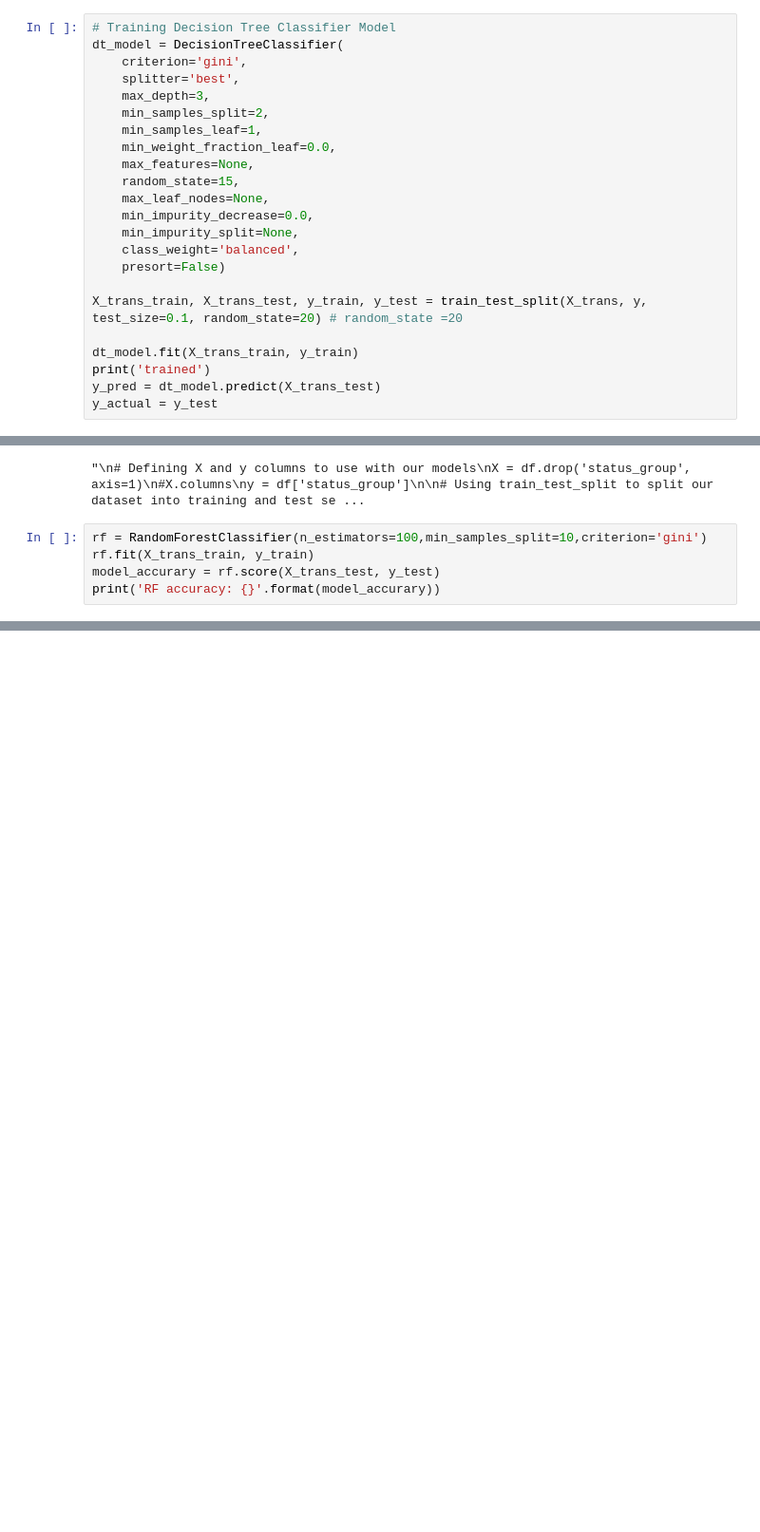
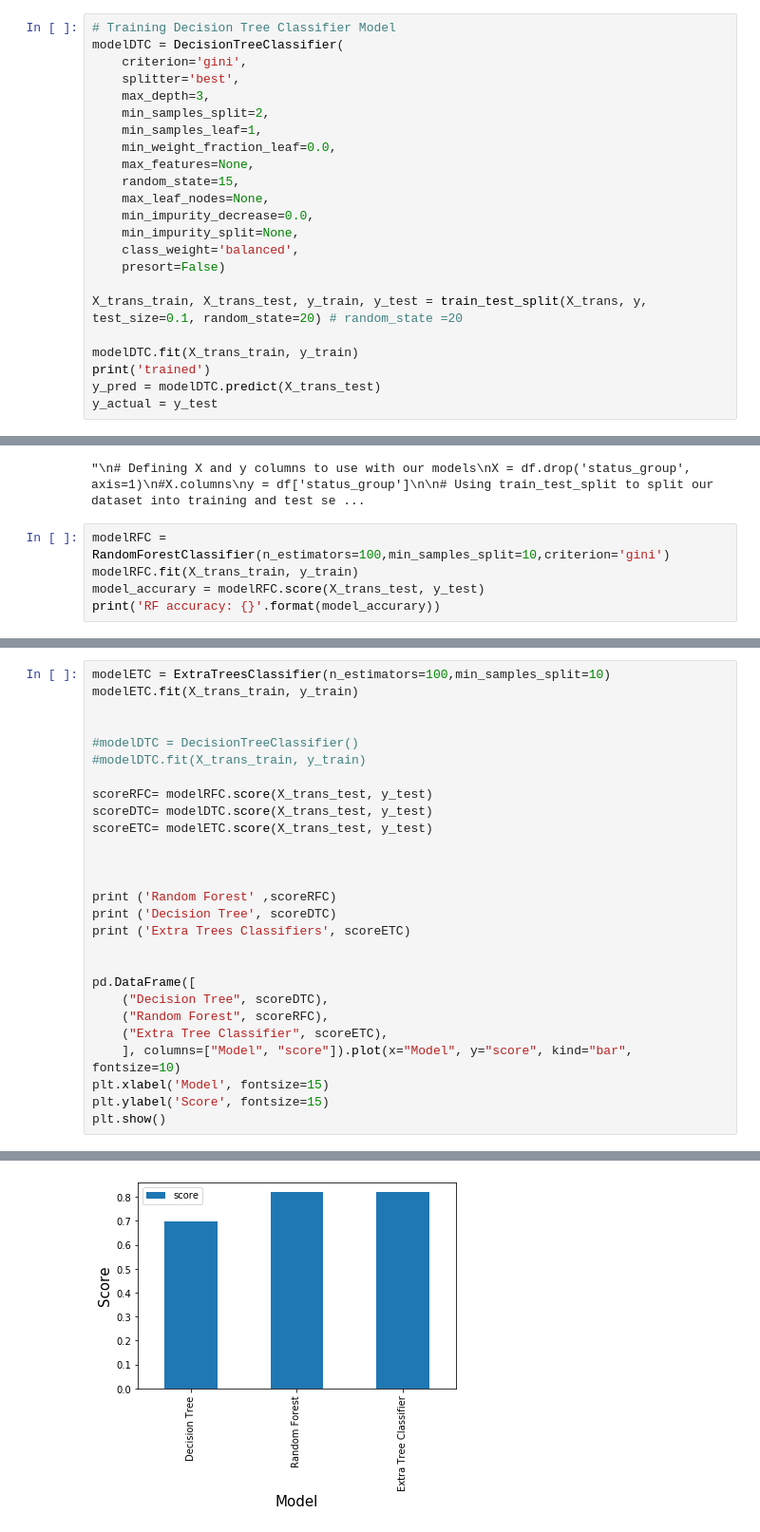
Before and after one commit to atalebizadeh/DS-Career-Track, a Jupyter notebook: Capstone Project 1/Water Pumps/Water Pumps - Modeling and Prediction.ipynb, the cells around one changed output, grey strips where cells are left out. Shown at 95% size. Cells and saved outputs as stored; diff of their text form; blank space fills up the shorter version.

Commit message:
Added Extra Tree Classifier

```diff
--- a/Capstone Project 1/Water Pumps/Water Pumps - Modeling and Prediction.ipynb
+++ b/Capstone Project 1/Water Pumps/Water Pumps - Modeling and Prediction.ipynb
@@ -158,7 +159,7 @@ df.loc[:, catg_feature_names]
 59400 rows × 14 columns
 # %%
 # Training Decision Tree Classifier Model
-dt_model = DecisionTreeClassifier(
+modelDTC = DecisionTreeClassifier(
     criterion='gini',
     splitter='best',
     max_depth=3,
@@ -175,9 +176,9 @@ dt_model = DecisionTreeClassifier(
 
 X_trans_train, X_trans_test, y_train, y_test = train_test_split(X_trans, y, test_size=0.1, random_state=20) # random_state =20
 
-dt_model.fit(X_trans_train, y_train)
+modelDTC.fit(X_trans_train, y_train)
 print('trained')
-y_pred = dt_model.predict(X_trans_test)
+y_pred = modelDTC.predict(X_trans_test)
 y_actual = y_test
 # %% [output]
 trained
@@ -225,8 +226,8 @@ print(y_train.shape, y_test.shape)
 # %% [output]
 "\n# Defining X and y columns to use with our models\nX = df.drop('status_group', axis=1)\n#X.columns\ny = df['status_group']\n\n# Using train_test_split to split our dataset into training and test se ...
 # %%
-rf = RandomForestClassifier(n_estimators=100,min_samples_split=10,criterion='gini')
-rf.fit(X_trans_train, y_train)
-model_accurary = rf.score(X_trans_test, y_test)
+modelRFC = RandomForestClassifier(n_estimators=100,min_samples_split=10,criterion='gini')
+modelRFC.fit(X_trans_train, y_train)
+model_accurary = modelRFC.score(X_trans_test, y_test)
 print('RF accuracy: {}'.format(model_accurary))
 # %% [output]
@@ -233,0 +235,28 @@ RF accuracy: 0.822053872053872
+# %%
+modelETC = ExtraTreesClassifier(n_estimators=100,min_samples_split=10)
+modelETC.fit(X_trans_train, y_train)
+
+
+#modelDTC = DecisionTreeClassifier()
+#modelDTC.fit(X_trans_train, y_train)
+
+scoreRFC= modelRFC.score(X_trans_test, y_test)
+scoreDTC= modelDTC.score(X_trans_test, y_test)
+scoreETC= modelETC.score(X_trans_test, y_test)
+
+
+
+print ('Random Forest' ,scoreRFC)
+print ('Decision Tree', scoreDTC)
+print ('Extra Trees Classifiers', scoreETC)
+
+
+pd.DataFrame([
+    ("Decision Tree", scoreDTC),
+    ("Random Forest", scoreRFC),
+    ("Extra Tree Classifier", scoreETC),
+    ], columns=["Model", "score"]).plot(x="Model", y="score", kind="bar", fontsize=10)
+plt.xlabel('Model', fontsize=15)
+plt.ylabel('Score', fontsize=15)
+plt.show()
+# %% [output]
@@ -233,0 +266 @@ RF accuracy: 0.822053872053872
+[figure, added]
```
Also changed, not shown: parts of 5 cells of this notebook.
